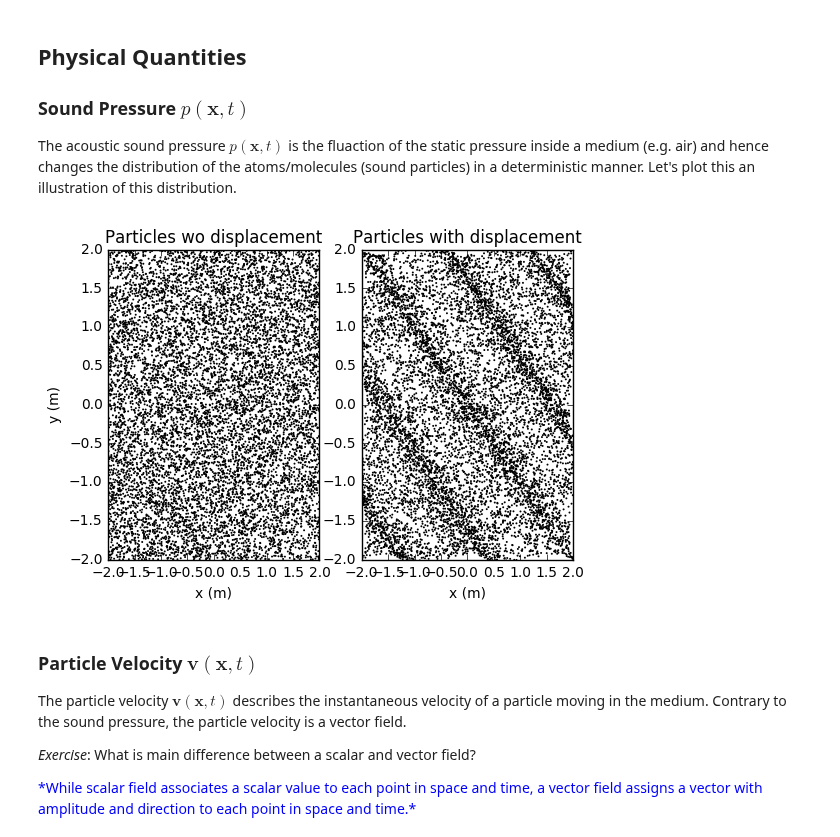
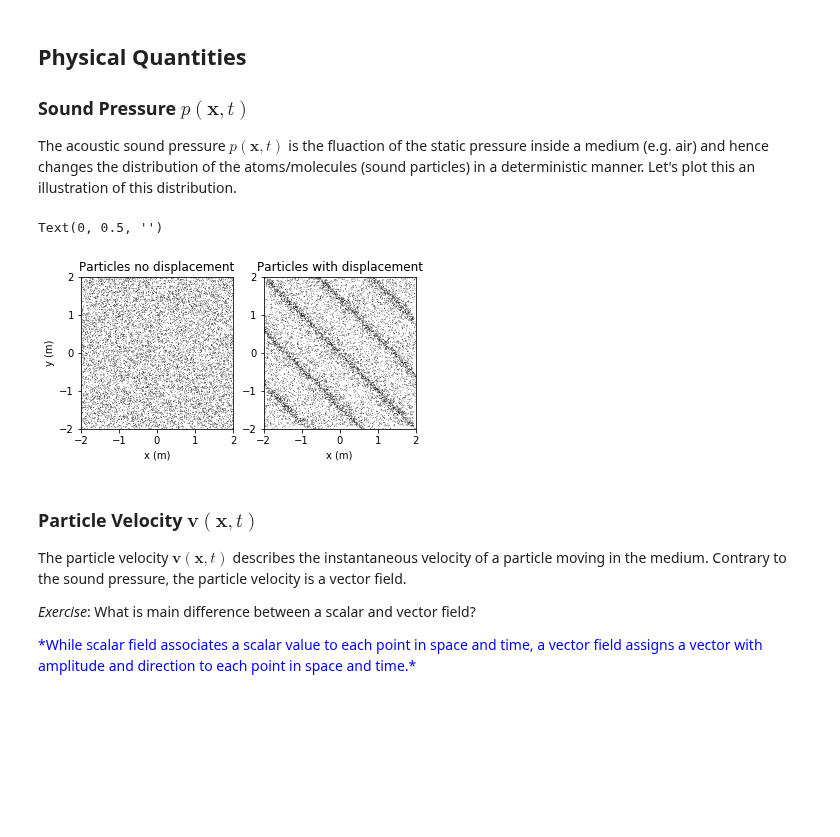
Before and after one commit to spatialaudio/selected-topics-in-audio-signal-processing-exercises, a Jupyter notebook: physics_of_sound_I-solutions.ipynb, the cells around one changed output. Drawn from its saved outputs; the diff is of its cells as text; code cells hidden in the pictures; blank space fills up the shorter version.

```diff
--- a/physics_of_sound_I-solutions.ipynb
+++ b/physics_of_sound_I-solutions.ipynb
@@ -33,32 +33,36 @@ grid.shape
 
 The acoustic sound pressure $p(\mathbf x, t)$ is the fluaction of the static pressure inside a medium (e.g. air) and hence changes the distribution of the atoms/molecules (sound particles) in a deterministic manner. Let's plot this an illustration of this distribution.
 # %%
-### create 10000 randomly distributed particles
-particles = [np.random.uniform(-2, 2, 10000), np.random.uniform(-2, 2, 10000), 0];
+# create 10000 randomly distributed particles
+particles = [np.random.uniform(-2, 2, 10000),
+             np.random.uniform(-2, 2, 10000), 0]
 
 # particles without displacement
-plt.subplot(1,2,1)  # define left subplot
-sfs.plot.particles(particles, facecolor='black', s=2)
-plt.ylim(-2,2)
-plt.xlim(-2,2)
-plt.title('Particles wo displacement')
+plt.subplot(1, 2, 1)  # define left subplot
+sfs.plot2d.particles(particles, facecolor='black', s=2)
+plt.axis('square')
+plt.ylim(-2, 2)
+plt.xlim(-2, 2)
+plt.title('Particles no displacement')
 
 # particles with displacement
-n = [np.sqrt(2), np.sqrt(2), 0];  # direction of plane wave
-f = 300;  # temporal frequency
-omega = 2*np.pi*f;  # angular frequency
-amplitude = 4e4  # unrealistically large to see an effect
+n = [np.sqrt(2), np.sqrt(2), 0]  # direction of plane wave
+f = 343  # temporal frequency in Hz, wavelength 1 m
+omega = 2*np.pi*f  # angular frequency
+amplitude = 5e4  # unrealistically large to see an effect
 
-v = sfs.mono.source.plane_velocity(omega, [0, 0, 0], n, particles)
-particles = particles + amplitude * sfs.util.displacement(v, omega)
-plt.subplot(1,2,2)  # define right subplot
-sfs.plot.particles(particles, facecolor='black', s=2)
-plt.ylim(-2,2)
-plt.xlim(-2,2)
+v = sfs.fd.source.plane_velocity(omega, [0, 0, 0], n, particles)
+particles = particles + amplitude * sfs.fd.displacement(v, omega)
+plt.subplot(1, 2, 2)  # define right subplot
+sfs.plot2d.particles(particles, facecolor='black', s=2)
+plt.axis('square')
+plt.ylim(-2, 2)
+plt.xlim(-2, 2)
 plt.title('Particles with displacement')
-plt.ylabel('');
+plt.ylabel('')
 # %% [output]
+Text(0, 0.5, '')
-[figure, old version]
+[figure, new version]
 # %% [markdown]
 ### Particle Velocity $\mathbf v(\mathbf x, t)$
 
```
Also changed, not shown: parts of 22 cells of this notebook, 1 other file.
